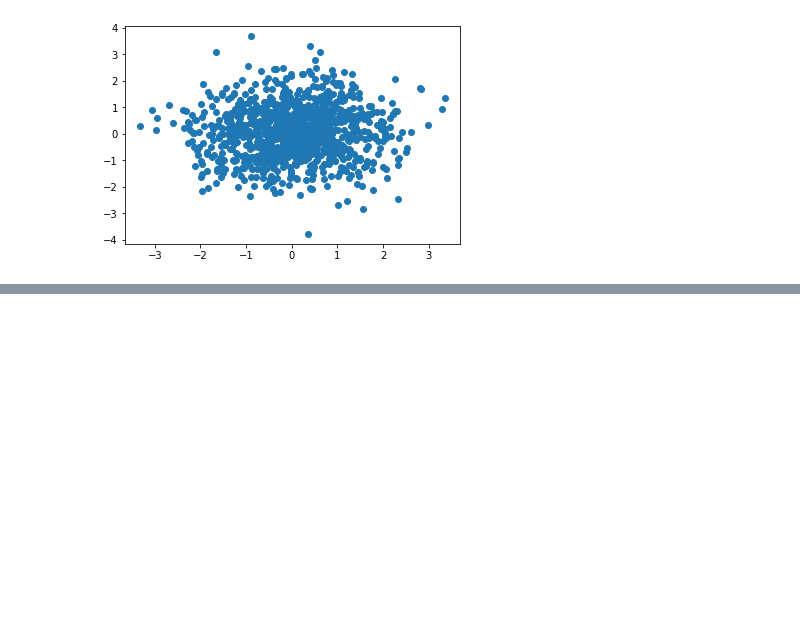
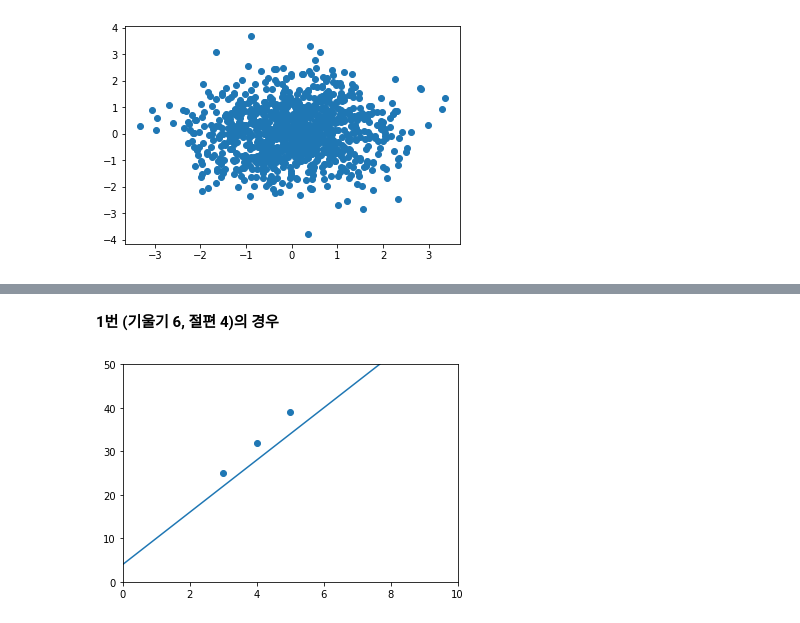
Before and after one commit to lhojun/doit_deep_learning, a Jupyter notebook: DeepLearning_Study.ipynb, the cells around one changed output, grey strips where cells are left out. Saved outputs shown, nothing was run; the diff lists cells and outputs as text; code cells hidden in the pictures; blank space fills up the shorter version.

```diff
--- a/DeepLearning_Study.ipynb
+++ b/DeepLearning_Study.ipynb
@@ -55,0 +88,20 @@ plt.show()
+# %% [markdown]
+**1번 (기울기 6, 절편 4)의 경우**
+# %%
+import matplotlib.pyplot as plt
+
+def y(x):
+  return 6*x + 4
+
+ans_List = list()
+for i in range(0,10):
+  ans_List.append(y(i))
+
+
+plt.scatter([3,4,5],[25,32,39])
+plt.plot(range(0,10),ans_List)
+plt.xlim([0,10])
+plt.ylim([0,50])
+plt.show()
+# %% [output]
+[figure, added]
```
Also changed, not shown: parts of 15 cells of this notebook.
